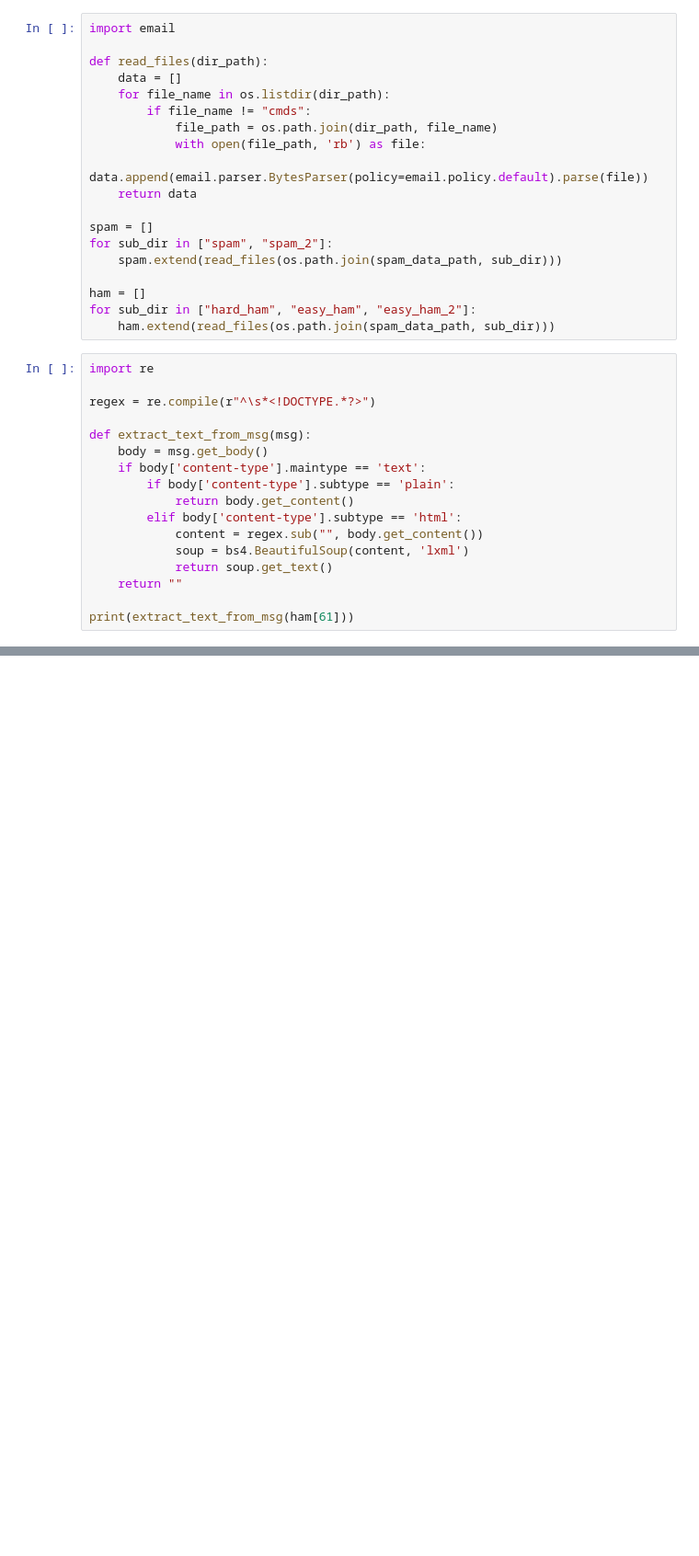
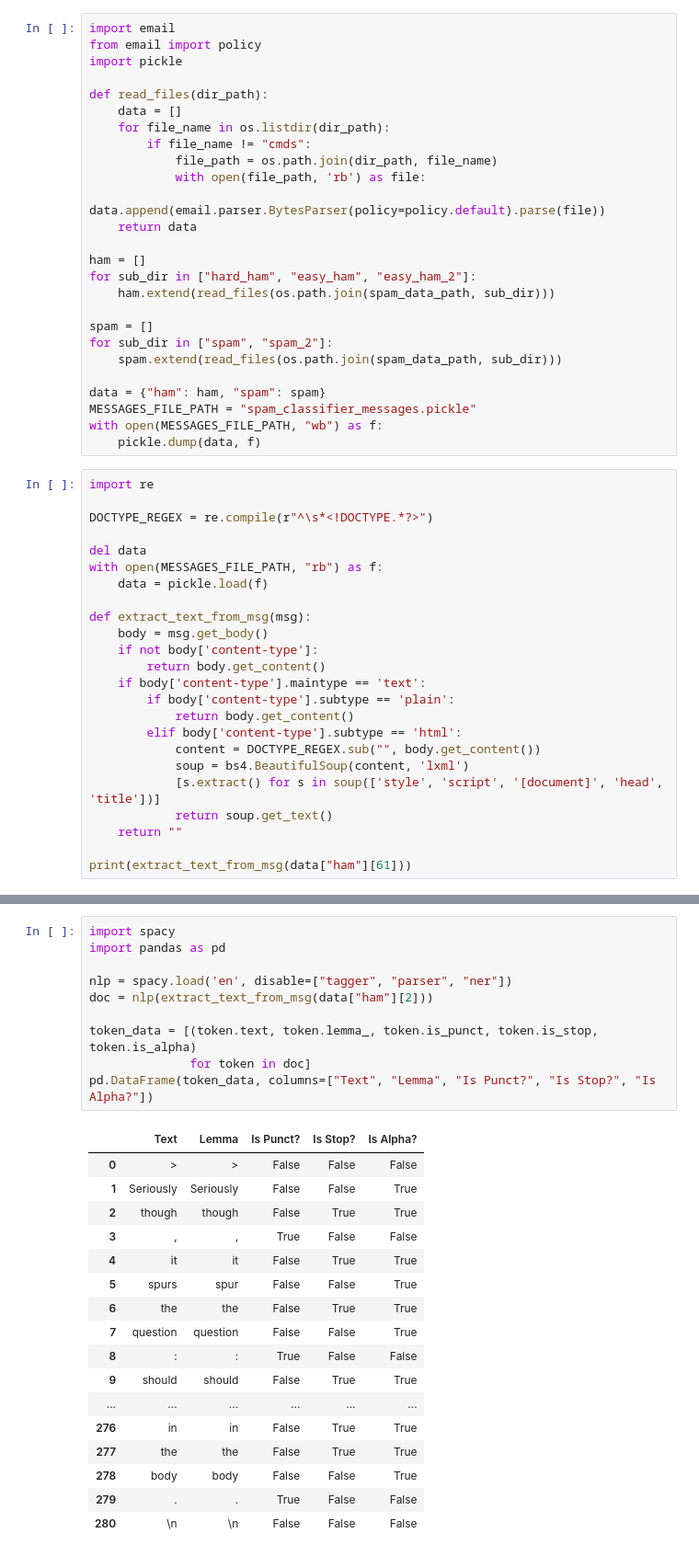
Before and after one commit to anton-dergunov/ml-playground, a Jupyter notebook: spam_classifier.ipynb, the cells around one changed output, grey strips where cells are left out. Shown at 92% size. Drawn from its saved outputs; the diff is of its cells as text; blank space fills up the shorter version.

```diff
--- a/spam_classifier.ipynb
+++ b/spam_classifier.ipynb
@@ -67,6 +71,8 @@ Downloading 'https://spamassassin.apache.org/old/publiccorpus/20050311_spam_2.ta
 Done
 # %%
 import email
+from email import policy
+import pickle
 
 def read_files(dir_path):
     data = []
@@ -74,33 +80,45 @@ def read_files(dir_path):
         if file_name != "cmds":
             file_path = os.path.join(dir_path, file_name)
             with open(file_path, 'rb') as file:
-                data.append(email.parser.BytesParser(policy=email.policy.default).parse(file))
+                data.append(email.parser.BytesParser(policy=policy.default).parse(file))
     return data
+
+ham = []
+for sub_dir in ["hard_ham", "easy_ham", "easy_ham_2"]:
+    ham.extend(read_files(os.path.join(spam_data_path, sub_dir)))
 
 spam = []
 for sub_dir in ["spam", "spam_2"]:
     spam.extend(read_files(os.path.join(spam_data_path, sub_dir)))
 
-ham = []
-for sub_dir in ["hard_ham", "easy_ham", "easy_ham_2"]:
-    ham.extend(read_files(os.path.join(spam_data_path, sub_dir)))
+data = {"ham": ham, "spam": spam}
+MESSAGES_FILE_PATH = "spam_classifier_messages.pickle"
+with open(MESSAGES_FILE_PATH, "wb") as f:
+    pickle.dump(data, f)
 # %%
 import re
 
-regex = re.compile(r"^\s*<!DOCTYPE.*?>")
+DOCTYPE_REGEX = re.compile(r"^\s*<!DOCTYPE.*?>")
+
+del data
+with open(MESSAGES_FILE_PATH, "rb") as f:
+    data = pickle.load(f)
 
 def extract_text_from_msg(msg):
     body = msg.get_body()
+    if not body['content-type']:
+        return body.get_content()
     if body['content-type'].maintype == 'text':
         if body['content-type'].subtype == 'plain':
             return body.get_content()
         elif body['content-type'].subtype == 'html':
-            content = regex.sub("", body.get_content())
+            content = DOCTYPE_REGEX.sub("", body.get_content())
             soup = bs4.BeautifulSoup(content, 'lxml')
+            [s.extract() for s in soup(['style', 'script', '[document]', 'head', 'title'])]
             return soup.get_text()
     return ""
 
-print(extract_text_from_msg(ham[61]))
+print(extract_text_from_msg(data["ham"][61]))
 # %% [output]
  Bitte beachten Sie die Angebote unserer Werbepartner.
 Diese ermöglichen den kostenfreien Betrieb des Fax2Mail-Service.
@@ -121,0 +180,28 @@ Weitere Informationen finden Sie unter http://f2m.xpedite.de
+# %%
+import spacy
+import pandas as pd
+
+nlp = spacy.load('en', disable=["tagger", "parser", "ner"])
+doc = nlp(extract_text_from_msg(data["ham"][2]))
+
+token_data = [(token.text, token.lemma_, token.is_punct, token.is_stop, token.is_alpha)
+              for token in doc]
+pd.DataFrame(token_data, columns=["Text", "Lemma", "Is Punct?", "Is Stop?", "Is Alpha?"])
+# %% [output]
+|  | Text | Lemma | Is Punct? | Is Stop? | Is Alpha? |
+| 0 | > | > | False | False | False |
+| 1 | Seriously | Seriously | False | False | True |
+| 2 | though | though | False | True | True |
+| 3 | , | , | True | False | False |
+| 4 | it | it | False | True | True |
+| 5 | spurs | spur | False | False | True |
+| 6 | the | the | False | True | True |
+| 7 | question | question | False | False | True |
+| 8 | : | : | True | False | False |
+| 9 | should | should | False | True | True |
+| ... | ... | ... | ... | ... | ... |
+| 276 | in | in | False | True | True |
+| 277 | the | the | False | True | True |
+| 278 | body | body | False | False | True |
+| 279 | . | . | True | False | False |
+| 280 | \n | \n | False | False | False |
```
Also changed, not shown: parts of 26 cells of this notebook.
